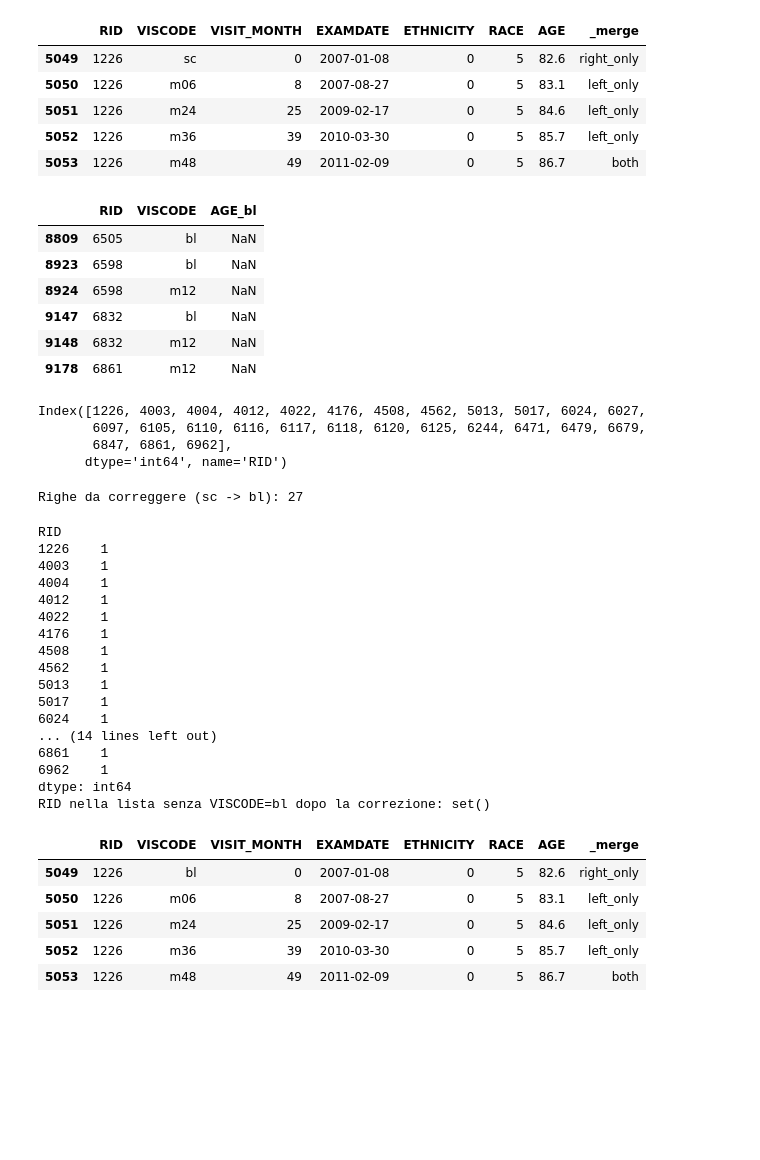
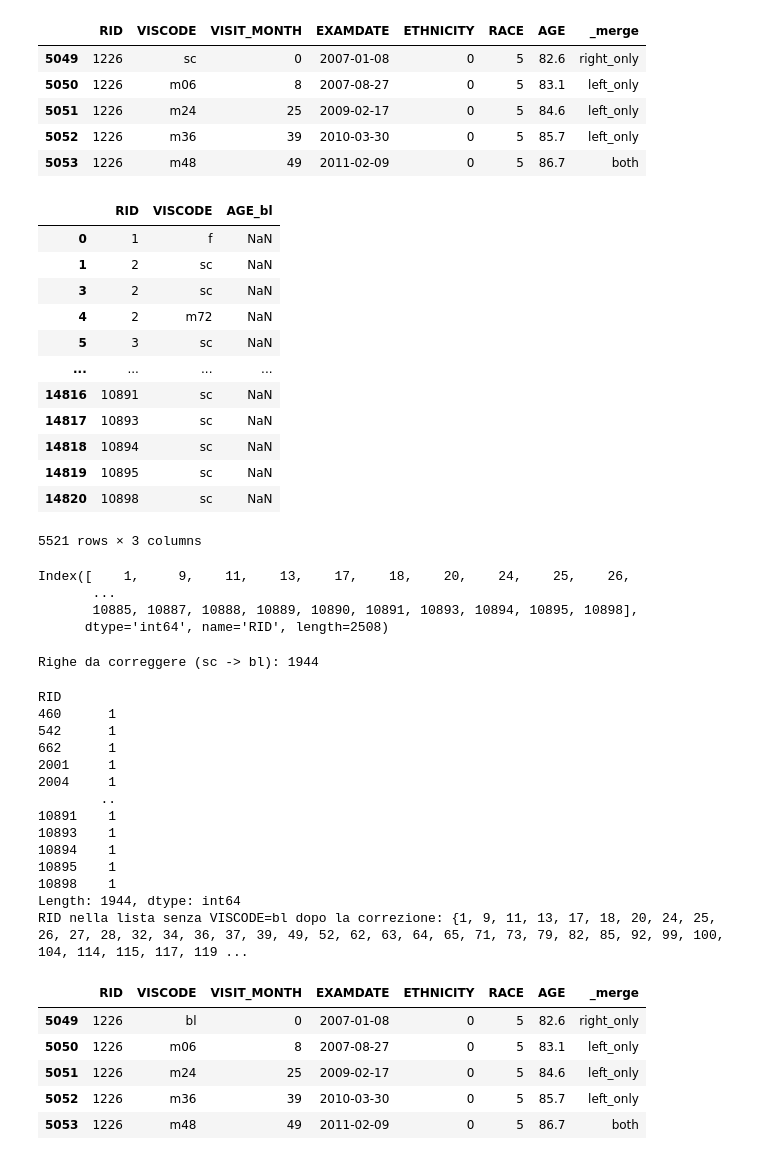
Before and after one commit to RossanaFacchin/DataCleaning, a Jupyter notebook: merge_pipeline.ipynb, the cells around one changed output. Drawn from its saved outputs; the diff is of its cells as text; code cells hidden in the pictures; blank space fills up the shorter version.

```diff
--- a/merge_pipeline.ipynb
+++ b/merge_pipeline.ipynb
@@ -420,18 +422,24 @@ merged[merged["RID"] == 1226][display_cols].head(20)
 | 5052 | 1226 | m36 | 39 | 2010-03-30 | 0 | 5 | 85.7 | left_only |
 | 5053 | 1226 | m48 | 49 | 2011-02-09 | 0 | 5 | 86.7 | both |
 # %%
-adnimerge[adnimerge["AGE_bl"].isna()][["RID", "VISCODE", "AGE_bl"]]
+merged[merged["AGE_bl"].isna()][["RID", "VISCODE", "AGE_bl"]]
 # %% [output]
 |  | RID | VISCODE | AGE_bl |
-| 8809 | 6505 | bl | NaN |
-| 8923 | 6598 | bl | NaN |
-| 8924 | 6598 | m12 | NaN |
-| 9147 | 6832 | bl | NaN |
-| 9148 | 6832 | m12 | NaN |
-| 9178 | 6861 | m12 | NaN |
+| 0 | 1 | f | NaN |
+| 1 | 2 | sc | NaN |
+| 3 | 2 | sc | NaN |
+| 4 | 2 | m72 | NaN |
+| 5 | 3 | sc | NaN |
+| ... | ... | ... | ... |
+| 14816 | 10891 | sc | NaN |
+| 14817 | 10893 | sc | NaN |
+| 14818 | 10894 | sc | NaN |
+| 14819 | 10895 | sc | NaN |
+| 14820 | 10898 | sc | NaN |
+5521 rows × 3 columns
 # %%
 soggetti_senza_bl = (
-    adnimerge.groupby("RID")["VISCODE"]
+    merged.groupby("RID")["VISCODE"]
     .apply(lambda x: "bl" not in x.values)
 )
 
@@ -439,47 +447,40 @@ soggetti_senza_bl = soggetti_senza_bl[soggetti_senza_bl].index
 
 soggetti_senza_bl
 # %% [output]
-Index([1226, 4003, 4004, 4012, 4022, 4176, 4508, 4562, 5013, 5017, 6024, 6027,
-       6097, 6105, 6110, 6116, 6117, 6118, 6120, 6125, 6244, 6471, 6479, 6679,
-       6847, 6861, 6962],
-      dtype='int64', name='RID')
+Index([    1,     9,    11,    13,    17,    18,    20,    24,    25,    26,
+       ...
+       10885, 10887, 10888, 10889, 10890, 10891, 10893, 10894, 10895, 10898],
+      dtype='int64', name='RID', length=2508)
 # %%
-rid_da_correggere = [1226, 4003, 4004, 4012, 4022, 4176, 4508, 4562, 5013, 5017,
-                      6024, 6027, 6097, 6105, 6110, 6116, 6117, 6118, 6120, 6125,
-                      6244, 6471, 6479, 6679, 6847, 6861, 6962]
-
-mask = merged["RID"].isin(rid_da_correggere) & (merged["VISCODE"] == "sc")
+mask = merged["RID"].isin(soggetti_senza_bl) & (merged["VISCODE"] == "sc")
 
 n_da_correggere = mask.sum()
 print(f"Righe da correggere (sc -> bl): {n_da_correggere}")
 
 merged.loc[mask, "VISCODE"] = "bl"
 # %% [output]
-Righe da correggere (sc -> bl): 27
+Righe da correggere (sc -> bl): 1944
 # %%
-check_bl = merged[merged["RID"].isin(rid_da_correggere) & (merged["VISCODE"] == "bl")].groupby("RID").size()
+check_bl = merged[merged["RID"].isin(soggetti_senza_bl) & (merged["VISCODE"] == "bl")].groupby("RID").size()
 print(check_bl)
 
-rid_senza_bl = set(rid_da_correggere) - set(check_bl.index)
+rid_senza_bl = set(soggetti_senza_bl) - set(check_bl.index)
 print("RID nella lista senza VISCODE=bl dopo la correzione:", rid_senza_bl)
 # %% [output]
 RID
-1226    1
-4003    1
-4004    1
-4012    1
-4022    1
-4176    1
-4508    1
-4562    1
-5013    1
-5017    1
-6024    1
-... (14 lines left out)
-6861    1
-6962    1
-dtype: int64
-RID nella lista senza VISCODE=bl dopo la correzione: set()
+460      1
+542      1
+662      1
+2001     1
+2004     1
+        ..
+10891    1
+10893    1
+10894    1
+10895    1
+10898    1
+Length: 1944, dtype: int64
+RID nella lista senza VISCODE=bl dopo la correzione: {1, 9, 11, 13, 17, 18, 20, 24, 25, 26, 27, 28, 32, 34, 36, 37, 39, 49, 52, 62, 63, 64, 65, 71, 73, 79, 82, 85, 92, 99, 100, 104, 114, 115, 117, 119 ...
 # %%
 display_cols = ['RID', 'VISCODE', 'VISIT_MONTH', 'EXAMDATE', 'ETHNICITY','RACE', 'AGE', '_merge']
 merged[merged["RID"] == 1226][display_cols].head(20)
```
Also changed, not shown: parts of 12 cells of this notebook.
